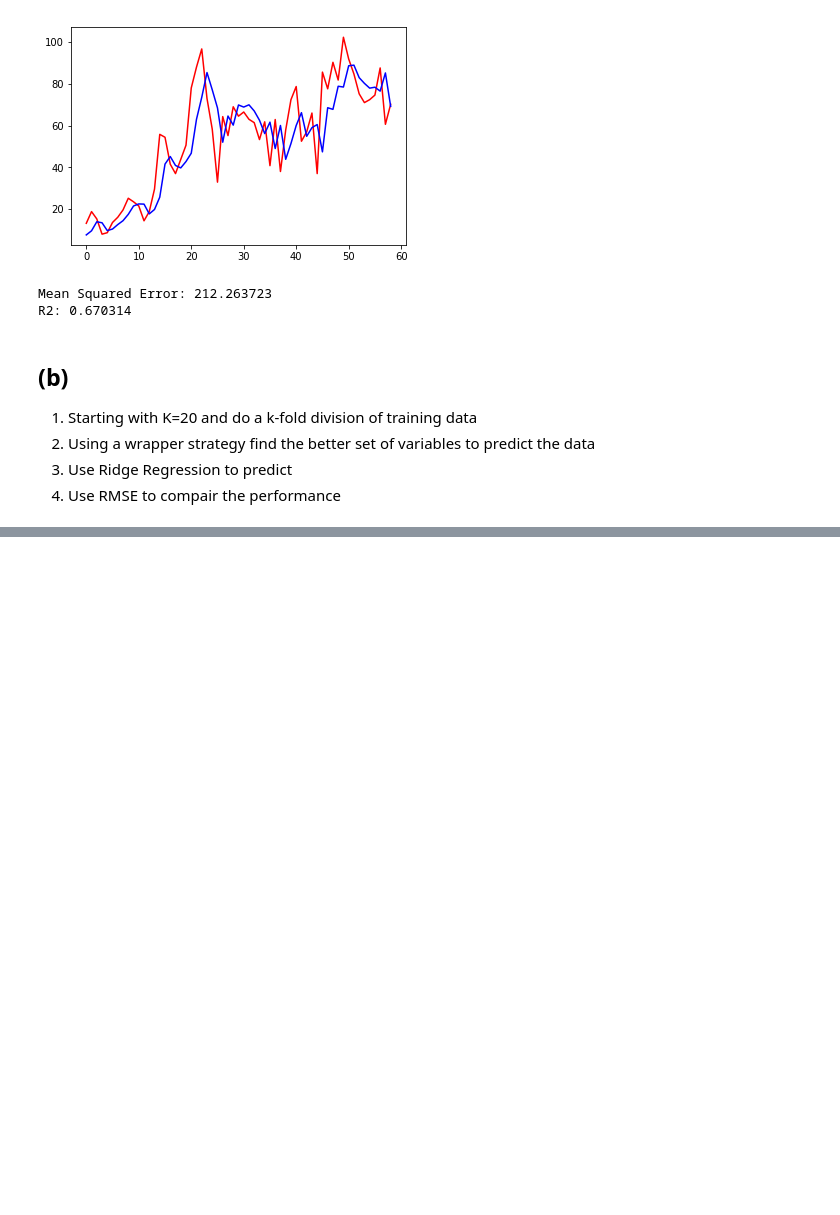
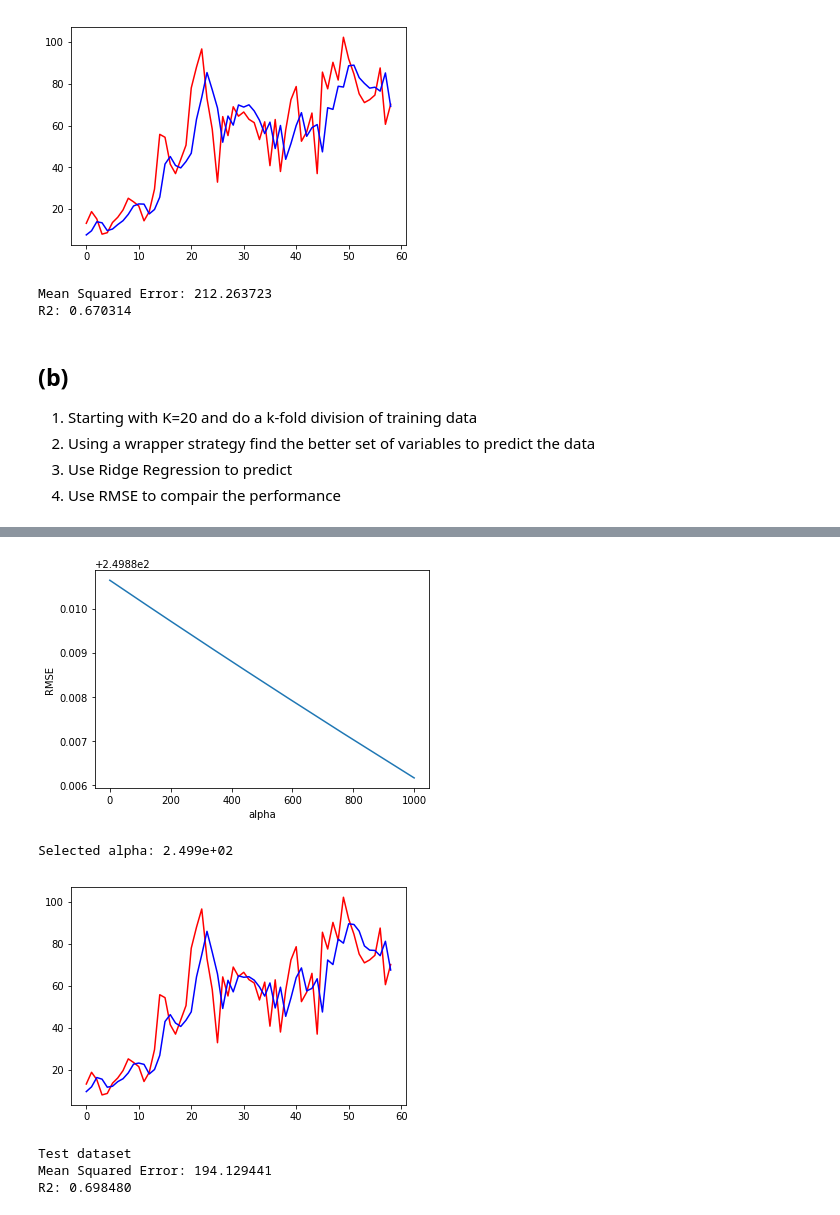
Before and after one commit to seoruosa/ia006_aprendizado-de-maquina_feec-unicamp, a Jupyter notebook: EFC/EFC1/sunspot.ipynb, the cells around one changed output, grey strips where cells are left out. Cells and saved outputs as stored; diff of their text form; code cells hidden in the pictures; blank space fills up the shorter version.

```diff
--- a/EFC/EFC1/sunspot.ipynb
+++ b/EFC/EFC1/sunspot.ipynb
@@ -161,0 +223,44 @@ R2: 0.679656
+# %%
+ALPHA_LIST = np.logspace(-20,3,200)
+kf = KFold(n_splits=5)
+
+find_alpha=[]
+for alpha in ALPHA_LIST:
+    lrr = Ridge(alpha=alpha)
+    error_kf=[]
+    for train, test in kf.split(X_train):
+        lrr.fit(X_train[train][:,selected_variables_corr[:,0].astype(int)],Y_train[train])
+        error_kf.append(mean_squared_error(Y_train[test],lrr.predict(X_train[test][:,selected_variables_corr[:,0].astype(int)])))
+    find_alpha.append([alpha, np.mean(error_kf)])
+
+find_alpha = np.array(find_alpha)
+
+%matplotlib inline
+plt.plot(find_alpha[:,0],find_alpha[:,1])
+
+plt.xlabel('alpha')
+plt.ylabel('RMSE')
+plt.show()
+
+print("Selected alpha: %.3e" % min(find_alpha[:,1]))
+# best_predictor
+lrr = Ridge(alpha=min(find_alpha[:,1]))
+lrr.fit(X_train[:,selected_variables_corr[:,0].astype(int)],Y_train)
+
+y_pred = lrr.predict(X_test[:,selected_variables_corr[:,0].astype(int)])
+
+%matplotlib inline
+
+plt.plot(Y_test, color='red')
+plt.plot(y_pred, color='blue')
+plt.show()
+
+print("Test dataset")
+print("Mean Squared Error: %f \nR2: %f" % (mean_squared_error(Y_test,y_pred), r2_score(Y_test,y_pred)))
+# %% [output]
+[figure, added]
+Selected alpha: 2.499e+02
+[figure, added]
+Test dataset
+Mean Squared Error: 194.129441
+R2: 0.698480
```
Also changed, not shown: parts of 7 cells of this notebook.
